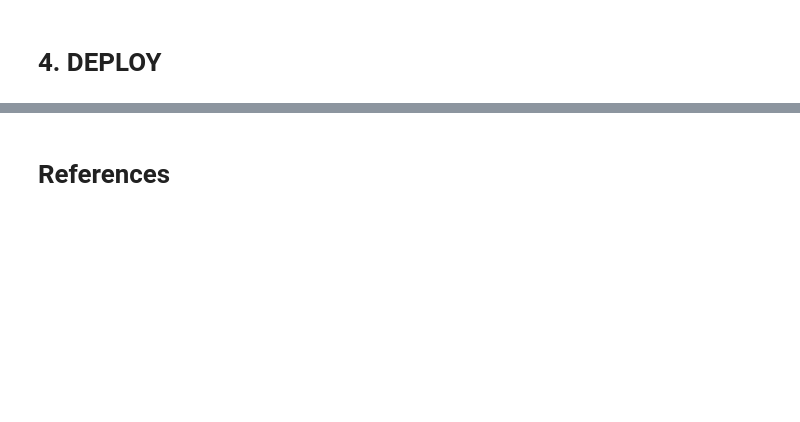
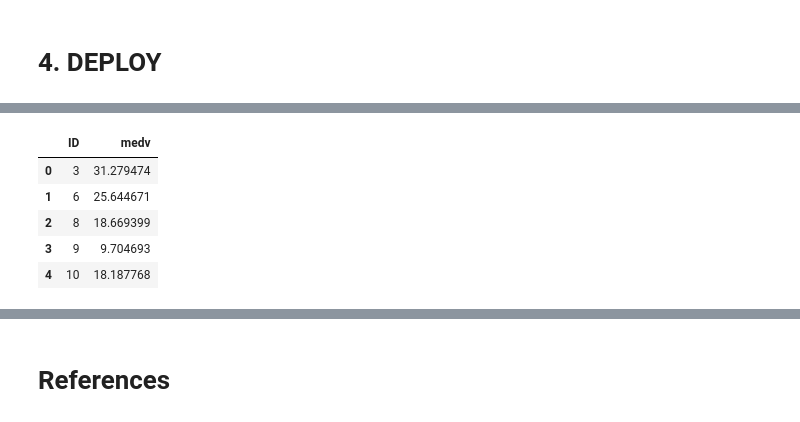
Before and after one commit to varushij/Boston-Housing, a Jupyter notebook: Boston Housing Prices.ipynb, the cells around one changed output, grey strips where cells are left out. Saved outputs shown, nothing was run; the diff lists cells and outputs as text; code cells hidden in the pictures; blank space fills up the shorter version.

```diff
--- a/Boston Housing Prices.ipynb
+++ b/Boston Housing Prices.ipynb
@@ -424,0 +381,3 @@ ValueError: x and y must be the same size
+# %%
+house_price = lr_model.predict(test)
+house_price
@@ -424,0 +402,13 @@ ValueError: x and y must be the same size
+# %%
+# Let's arrange the predictions according to the submission file
+submission_file = pd.DataFrame()
+submission_file['ID'] = test['ID']
+submission_file['medv'] = house_price
+submission_file.head()
+# %% [output]
+|  | ID | medv |
+| 0 | 3 | 31.279474 |
+| 1 | 6 | 25.644671 |
+| 2 | 8 | 18.669399 |
+| 3 | 9 | 9.704693 |
+| 4 | 10 | 18.187768 |
```
Also changed, not shown: parts of 29 cells of this notebook.
